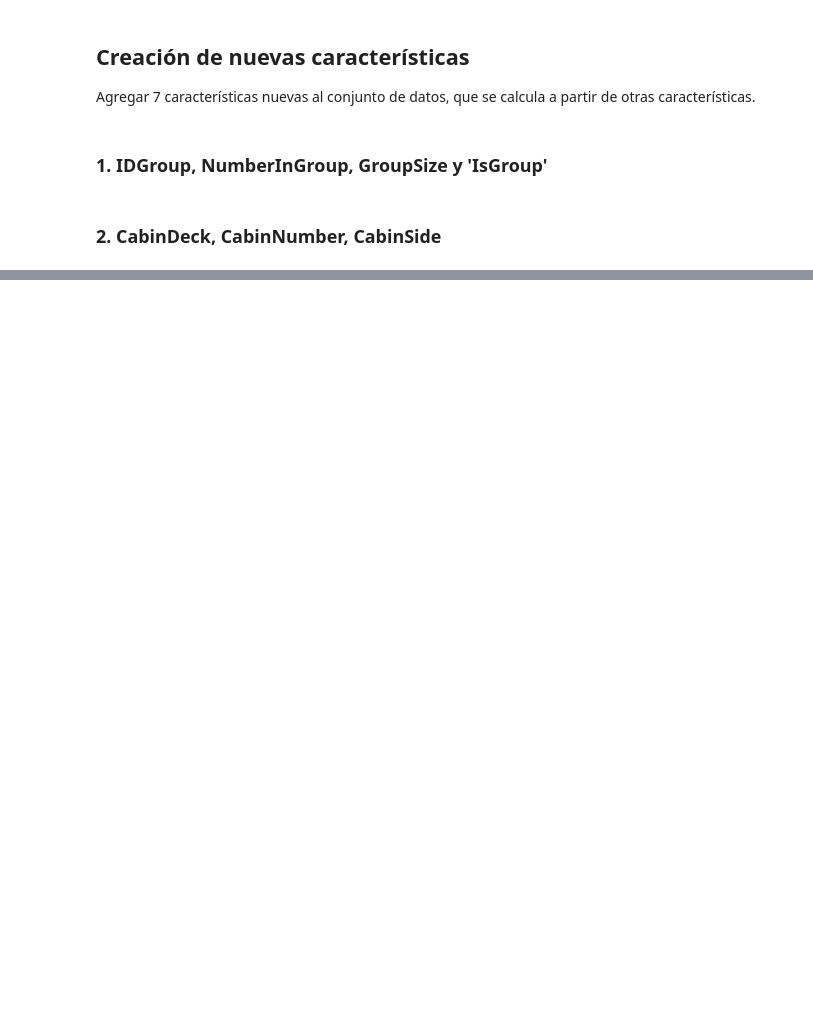
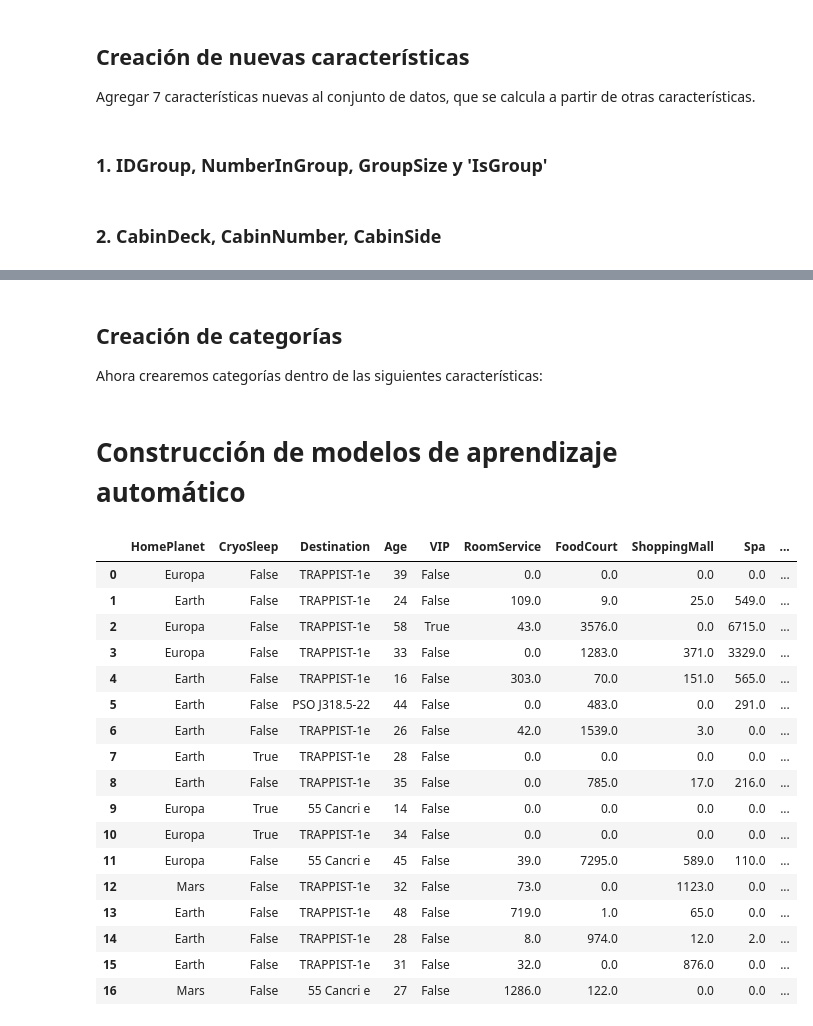
Before and after one commit to johnreyes96/modeling-and-simulation, a Jupyter notebook: src/main/python/SpaceshipTitanic.ipynb, the cells around one changed output, grey strips where cells are left out. Saved outputs shown, nothing was run; the diff lists cells and outputs as text; code cells hidden in the pictures; blank space fills up the shorter version.

```diff
--- a/src/main/python/SpaceshipTitanic.ipynb
+++ b/src/main/python/SpaceshipTitanic.ipynb
@@ -326,0 +396,2 @@ for dataset in data:
+# %%
+train_df = train_df.drop(['PassengerId'], axis=1)
@@ -326,0 +418,27 @@ for dataset in data:
+# %% [markdown]
+## Creación de categorías
+
+Ahora crearemos categorías dentro de las siguientes características:
+# %% [markdown]
+# Construcción de modelos de aprendizaje automático
+# %%
+train_df.head(17)
+# %% [output]
+|  | HomePlanet | CryoSleep | Destination | Age | VIP | RoomService | FoodCourt | ShoppingMall | Spa | ... |
+| 0 | Europa | False | TRAPPIST-1e | 39 | False | 0.0 | 0.0 | 0.0 | 0.0 | ... |
+| 1 | Earth | False | TRAPPIST-1e | 24 | False | 109.0 | 9.0 | 25.0 | 549.0 | ... |
+| 2 | Europa | False | TRAPPIST-1e | 58 | True | 43.0 | 3576.0 | 0.0 | 6715.0 | ... |
+| 3 | Europa | False | TRAPPIST-1e | 33 | False | 0.0 | 1283.0 | 371.0 | 3329.0 | ... |
+| 4 | Earth | False | TRAPPIST-1e | 16 | False | 303.0 | 70.0 | 151.0 | 565.0 | ... |
+| 5 | Earth | False | PSO J318.5-22 | 44 | False | 0.0 | 483.0 | 0.0 | 291.0 | ... |
+| 6 | Earth | False | TRAPPIST-1e | 26 | False | 42.0 | 1539.0 | 3.0 | 0.0 | ... |
+| 7 | Earth | True | TRAPPIST-1e | 28 | False | 0.0 | 0.0 | 0.0 | 0.0 | ... |
+| 8 | Earth | False | TRAPPIST-1e | 35 | False | 0.0 | 785.0 | 17.0 | 216.0 | ... |
+| 9 | Europa | True | 55 Cancri e | 14 | False | 0.0 | 0.0 | 0.0 | 0.0 | ... |
+| 10 | Europa | True | TRAPPIST-1e | 34 | False | 0.0 | 0.0 | 0.0 | 0.0 | ... |
+| 11 | Europa | False | 55 Cancri e | 45 | False | 39.0 | 7295.0 | 589.0 | 110.0 | ... |
+| 12 | Mars | False | TRAPPIST-1e | 32 | False | 73.0 | 0.0 | 1123.0 | 0.0 | ... |
+| 13 | Earth | False | TRAPPIST-1e | 48 | False | 719.0 | 1.0 | 65.0 | 0.0 | ... |
+| 14 | Earth | False | TRAPPIST-1e | 28 | False | 8.0 | 974.0 | 12.0 | 2.0 | ... |
+| 15 | Earth | False | TRAPPIST-1e | 31 | False | 32.0 | 0.0 | 876.0 | 0.0 | ... |
+| 16 | Mars | False | 55 Cancri e | 27 | False | 1286.0 | 122.0 | 0.0 | 0.0 | ... |
```
Also changed, not shown: parts of 24 cells of this notebook.
